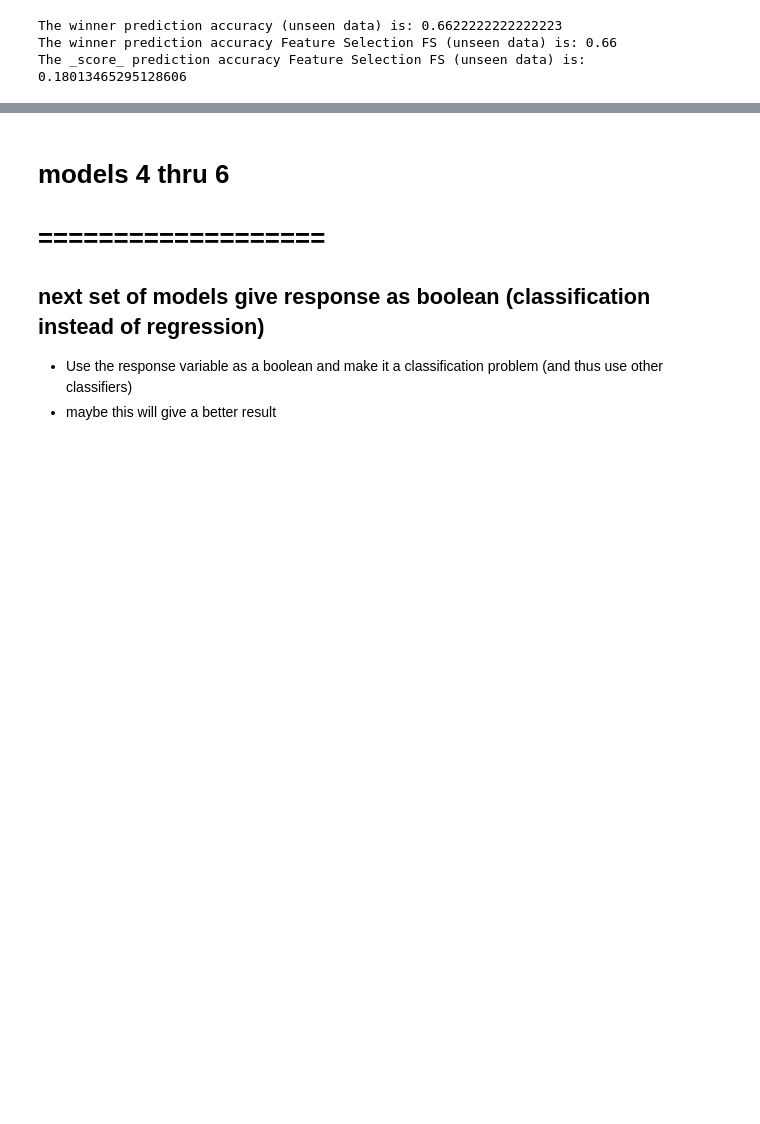
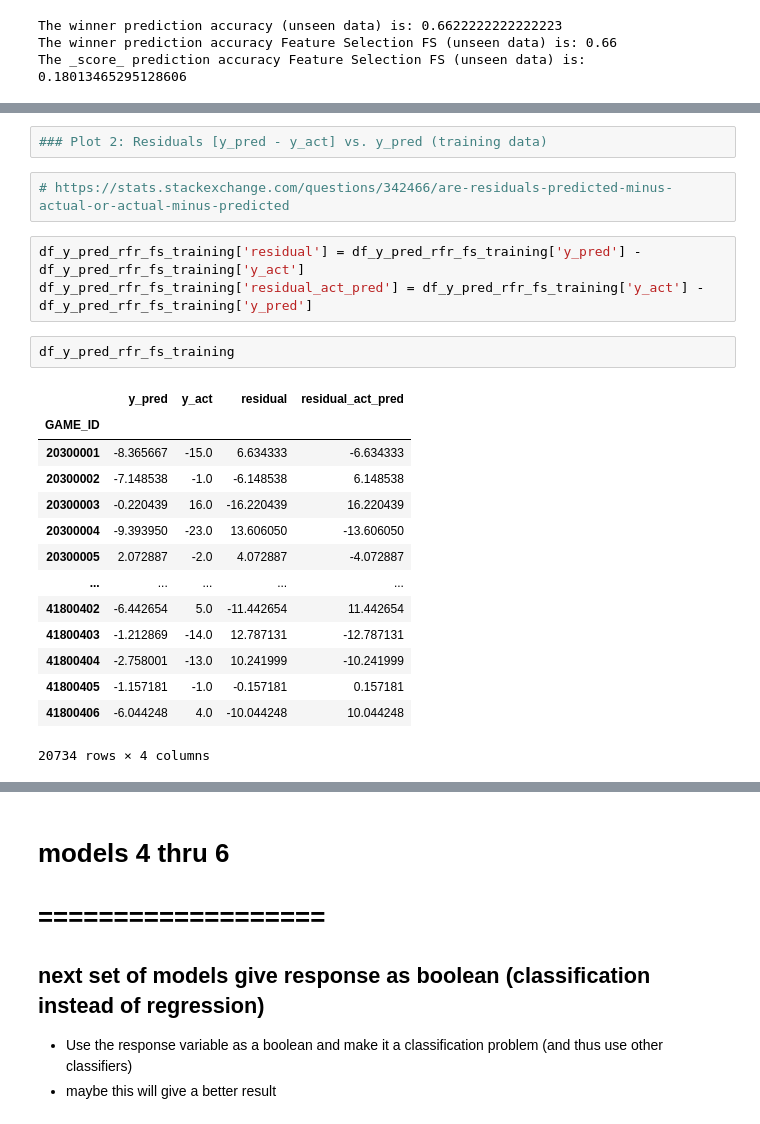
Before and after one commit to JayWang64/SpringboardDS, a Jupyter notebook: 10.6.1 - Capstone In Depth/_4 in depth - model.ipynb, the cells around one changed output, grey strips where cells are left out. Cells and saved outputs as stored; diff of their text form; blank space fills up the shorter version.

```diff
--- a/10.6.1 - Capstone In Depth/_4 in depth - model.ipynb
+++ b/10.6.1 - Capstone In Depth/_4 in depth - model.ipynb
@@ -683,0 +796,24 @@ The _score_ prediction accuracy Feature Selection FS (unseen data) is: 0.1801346
+# %%
+### Plot 2: Residuals [y_pred - y_act] vs. y_pred (training data)
+# %%
+# https://stats.stackexchange.com/questions/342466/are-residuals-predicted-minus-actual-or-actual-minus-predicted
+# %%
+df_y_pred_rfr_fs_training['residual'] = df_y_pred_rfr_fs_training['y_pred'] - df_y_pred_rfr_fs_training['y_act']
+df_y_pred_rfr_fs_training['residual_act_pred'] = df_y_pred_rfr_fs_training['y_act'] - df_y_pred_rfr_fs_training['y_pred']
+# %%
+df_y_pred_rfr_fs_training
+# %% [output]
+|  | y_pred | y_act | residual | residual_act_pred |
+| GAME_ID |  |  |  |  |
+| 20300001 | -8.365667 | -15.0 | 6.634333 | -6.634333 |
+| 20300002 | -7.148538 | -1.0 | -6.148538 | 6.148538 |
+| 20300003 | -0.220439 | 16.0 | -16.220439 | 16.220439 |
+| 20300004 | -9.393950 | -23.0 | 13.606050 | -13.606050 |
+| 20300005 | 2.072887 | -2.0 | 4.072887 | -4.072887 |
+| ... | ... | ... | ... | ... |
+| 41800402 | -6.442654 | 5.0 | -11.442654 | 11.442654 |
+| 41800403 | -1.212869 | -14.0 | 12.787131 | -12.787131 |
+| 41800404 | -2.758001 | -13.0 | 10.241999 | -10.241999 |
+| 41800405 | -1.157181 | -1.0 | -0.157181 | 0.157181 |
+| 41800406 | -6.044248 | 4.0 | -10.044248 | 10.044248 |
+20734 rows × 4 columns
```
Also changed, not shown: parts of 17 cells of this notebook.
